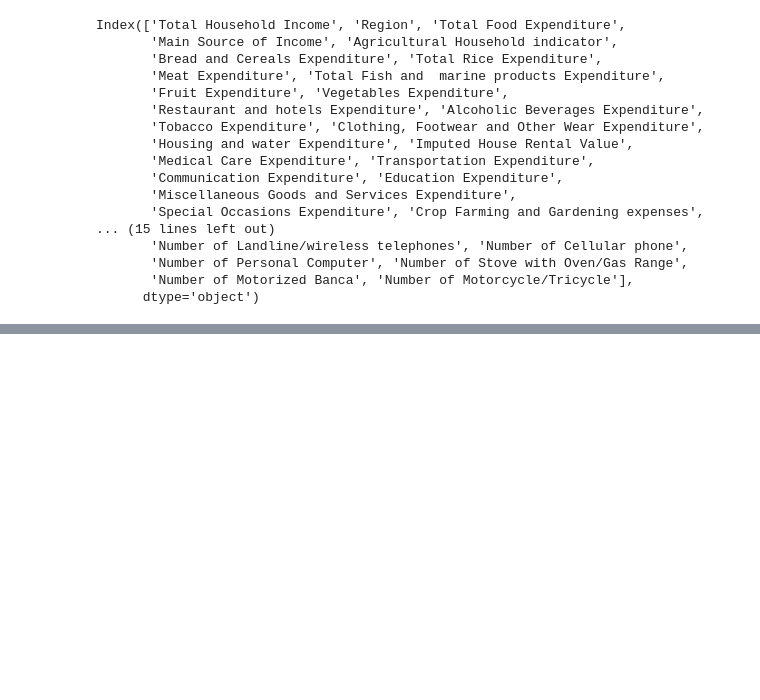
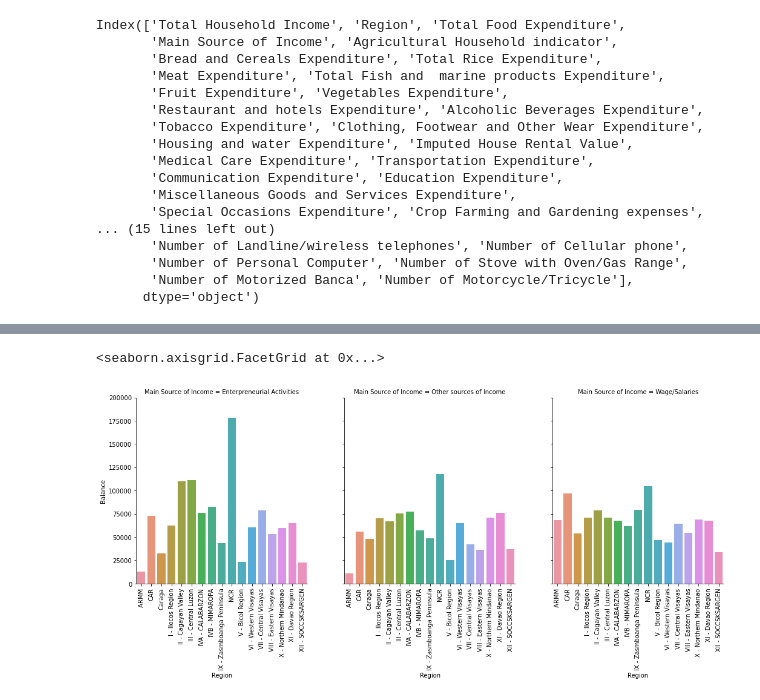
Before and after one commit to kollawachhh/Family-Income-and-Expenditure, a Jupyter notebook: FilipinoFamilyIncomeExpenditure.ipynb, the cells around one changed output, grey strips where cells are left out. Cells and saved outputs as stored; diff of their text form; code cells hidden in the pictures; blank space fills up the shorter version.

```diff
--- a/FilipinoFamilyIncomeExpenditure.ipynb
+++ b/FilipinoFamilyIncomeExpenditure.ipynb
@@ -132,6 +143,0 @@ fie
-# %%
-expenditureCol= []
-for i in fie.columns:
-    if ("Expenditure" in i and i != "Total Food Expenditure") :
-        expenditureCol.append(i)
-expenditureCol
@@ -291,0 +146,2 @@ sns.relplot(data=longFieExpen.reset_index(), x='Region',y='value', hue='Expendit
+# %%
+fie = fie.iloc[:,:34]
@@ -291,0 +178,6 @@ sns.relplot(data=longFieExpen.reset_index(), x='Region',y='value', hue='Expendit
+# %%
+expenditure_col= []
+for i in fie.columns:
+    if ("Expenditure" in i and i != "Total Food Expenditure") :
+        expenditure_col.append(i)
+expenditure_col
@@ -291,0 +202,8 @@ sns.relplot(data=longFieExpen.reset_index(), x='Region',y='value', hue='Expendit
+# %%
+fie_total_income = fie.loc[:,"Total Household Income"]
+fie_total_expen = fie.loc[:,expenditure_col].sum(axis=1)
+fie_income_expen_diff = pd.DataFrame(fie_total_income - fie_total_expen).rename(columns={0:"Balance"})
+fie_income_expen_diff = fie_income_expen_diff.join(fie.Region)
+fie_income_expen_diff = fie_income_expen_diff.join(fie["Main Source of Income"])
+fie_income_expen_diff = fie_income_expen_diff.groupby(["Region","Main Source of Income"]).mean()
+fie_income_expen_diff
@@ -291,0 +229,6 @@ sns.relplot(data=longFieExpen.reset_index(), x='Region',y='value', hue='Expendit
+# %%
+sns.catplot(data=fie_income_expen_diff.reset_index(), y='Balance',x='Region',
+            col="Main Source of Income",kind='bar').set_xticklabels(rotation=90).set(ylim=(0, 200000))
+# %% [output]
+<seaborn.axisgrid.FacetGrid at 0x...>
+[figure, added]
```
Also changed, not shown: parts of 45 cells of this notebook.
